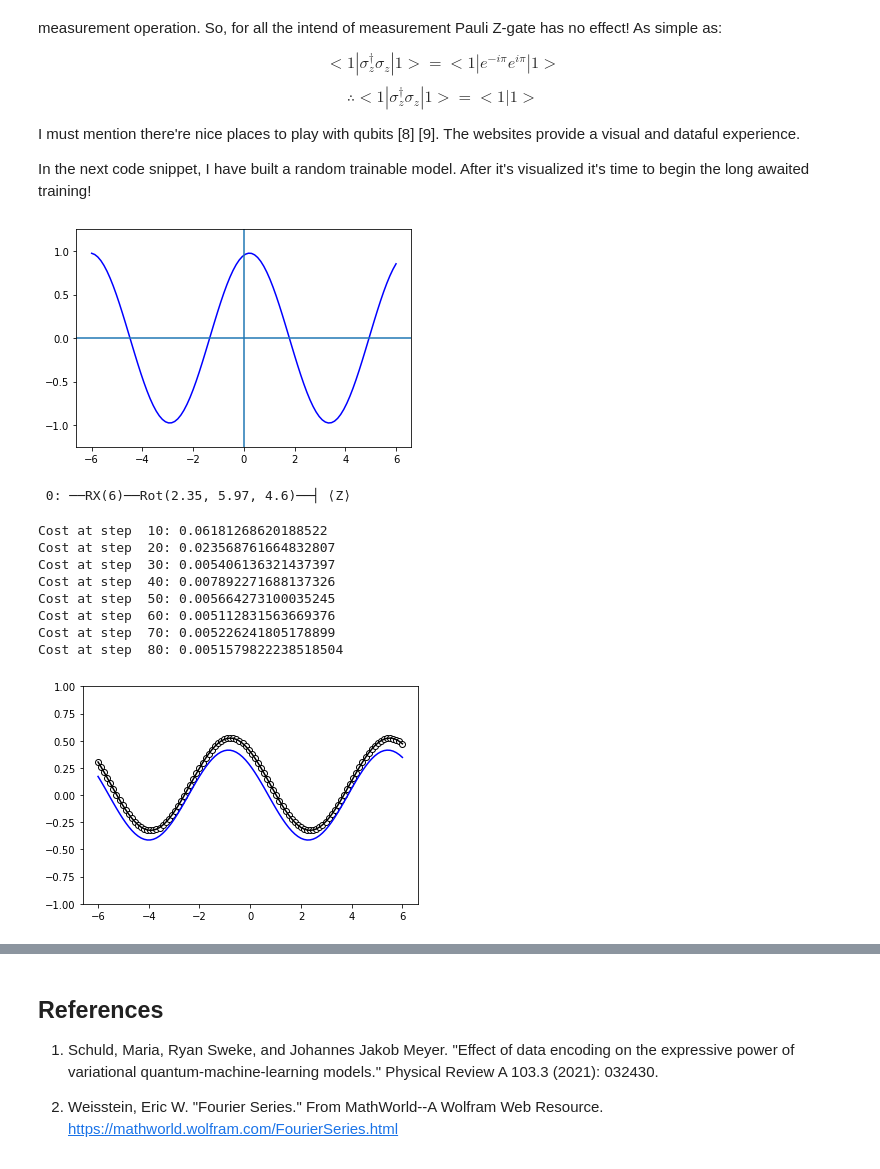
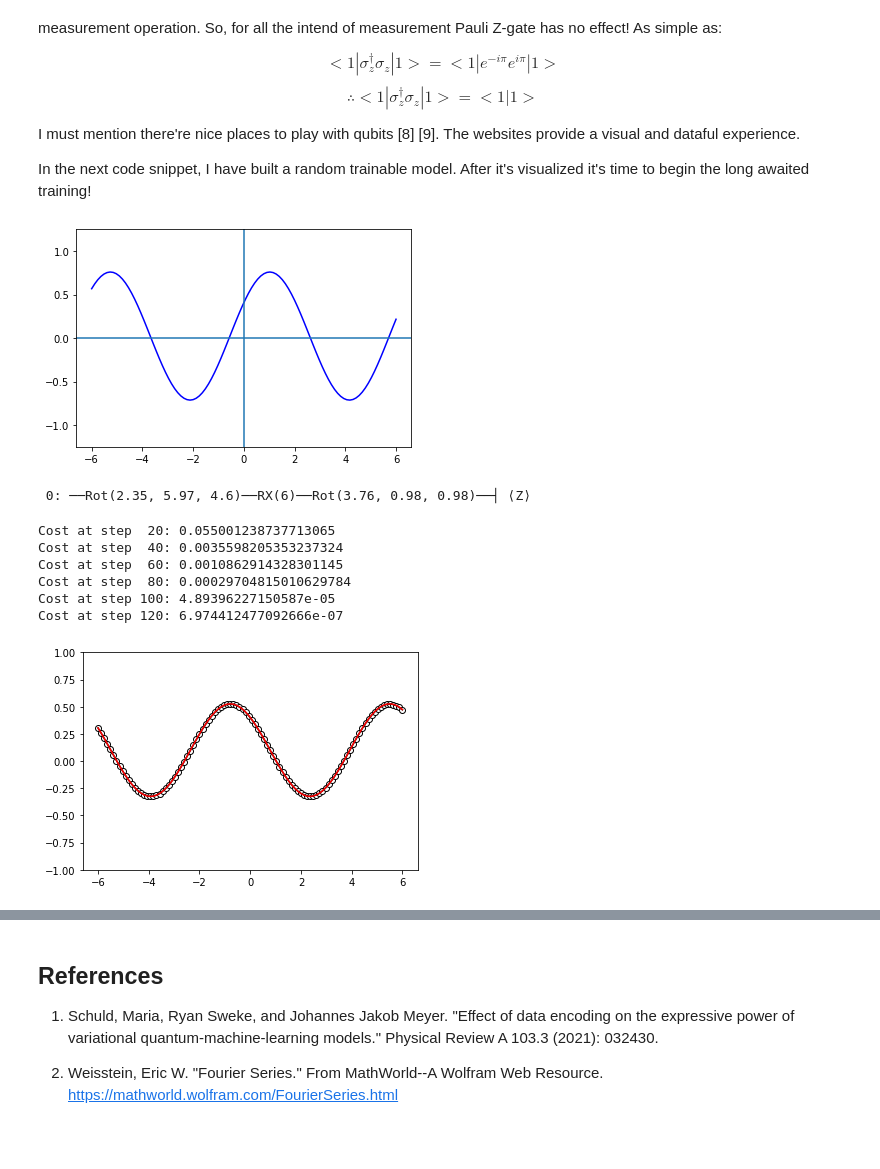
Before and after one commit to Pratha-Me/Expressivity-Quantum-Data-encoding-Fourier-Series, a Jupyter notebook: fs-pl.ipynb, the cells around one changed output, grey strips where cells are left out. Drawn from its saved outputs; the diff is of its cells as text; code cells hidden in the pictures.

```diff
--- a/fs-pl.ipynb
+++ b/fs-pl.ipynb
@@ -226,16 +226,19 @@ dev = qml.device('default.qubit', wires=1)
 @qml.qnode(dev)
 def quantum_model(weights, x):
 
-    for theta in weights:
-
-        ''' This is encoding gate. It's a roation gate, if x = pi then this is a pauli X-gate '''
-        qml.RX(scale_train_model*x, wires=0)
+    for (idx, theta) in enumerate(weights):
 
         ''' This is trainable circuit block. theta_tensor is the tensor containing the weights. The value of weights adjusts to approach the target function as close as possible. The updates happen batchwise.
 
         The Rot method in qml is the general rotation operator which takes in three parameters theta, phi and a phase. '''
         qml.Rot(theta[0], theta[1], theta[2], wires=0)
 
+        ''' This is encoding gate. It's a roation gate, if x = pi then this is a pauli X-gate '''
+        if (idx == len(weights) -1):
+            continue
+
+        qml.RX(scale_train_model*x, wires=0)
+
     return qml.expval(qml.PauliZ(wires=0))
 # %% [markdown]
 The 'weights' is a tensor. In this single-qubit case, it a $1\times3$ row matrix. In a n-qubit model it's $n\times3$ matrix. The three sticks around because 'Rot' method in the class 'qml' takes in exact three parameters. Moreover, the quantum model returns an expectation value for the Pauli Z-gate. Since Hadamard gate is never applied throught the entire model the Pauli Z-gate has no effect like that of an Identity operator/matrix. Well almost! Except for an additional phase of $\pi$ when operated on the state/qubit $|1>.
@@ -257,32 +260,36 @@ In the next code snippet, I have built a random trainable model. After it's visu
 # %%
 # number of times the encoding gets repeated (here equal to the number of layers)
 r = 1
 
 # some random initial weights
-weights = 2 * np.pi * np.random.random(size=(r, 3), requires_grad=True)
+weights = 2 * np.pi * np.random.random(size=(r+1, 3), requires_grad=True)
 
 x = np.linspace(-6, 6, data_points, requires_grad=False)
 random_quantum_model_y = [quantum_model(weights, x_) for x_ in x]
 
 plt.plot(x, random_quantum_model_y, color='blue')
 plt.ylim(-1.25, 1.25)
 plt.axvline(0.0)
 plt.axhline(0.0)
 plt.show()
 # %% [output]
-[figure, old version]
+[figure, new version]
 # %%
 print(qml.draw(quantum_model)(weights, x[-1]))
 # %% [output]
- 0: ──RX(6)──Rot(2.35, 5.97, 4.6)──┤ ⟨Z⟩
+ 0: ──Rot(2.35, 5.97, 4.6)──RX(6)──Rot(3.76, 0.98, 0.98)──┤ ⟨Z⟩
 # %%
 def cost(weights, x, y):
     predictions = [quantum_model(weights, x_) for x_ in x]
     return square_loss(y, predictions)
 
-max_steps = 80
-opt = qml.AdamOptimizer(stepsize=0.15)
-batch_size = 25
+# max_steps = 150
+# opt = qml.AdamOptimizer(stepsize=0.25)
+# batch_size = 30
+
+max_steps = 120
+opt = qml.AdamOptimizer(stepsize=0.4)
+batch_size = 20
 
 cost_ = [cost(weights, x, target_y)]
 
@@ -299,27 +306,25 @@ for step in range(max_steps):
     c = cost(weights, x, target_y)
     cost_.append(c)
 
-    if (step + 1) % 10 == 0:
+    if (step + 1) % 20 == 0:
         print("Cost at step {0:3}: {1}".format(step + 1, c))
 # %% [output]
-Cost at step  10: 0.06181268620188522
-Cost at step  20: 0.023568761664832807
-Cost at step  30: 0.005406136321437397
-Cost at step  40: 0.007892271688137326
-Cost at step  50: 0.005664273100035245
-Cost at step  60: 0.005112831563669376
-Cost at step  70: 0.005226241805178899
-Cost at step  80: 0.0051579822238518504
+Cost at step  20: 0.055001238737713065
+Cost at step  40: 0.0035598205353237324
+Cost at step  60: 0.0010862914328301145
+Cost at step  80: 0.00029704815010629784
+Cost at step 100: 4.89396227150587e-05
+Cost at step 120: 6.974412477092666e-07
 # %%
 predictions = [quantum_model(weights, x_) for x_ in x]
 
 plt.plot(x, target_y, c='black')
 plt.scatter(x, target_y, facecolor='white', edgecolor='black')
-plt.plot(x, predictions, c='blue')
+plt.plot(x, predictions, c='red')
 plt.ylim(-1,1)
 plt.show()
 # %% [output]
-[figure, old version]
+[figure, new version]
 # %%
 plt.plot(range(len(cost_)), cost_)
 plt.ylabel("Cost")
```
Also changed, not shown: parts of 1 cell of this notebook.
